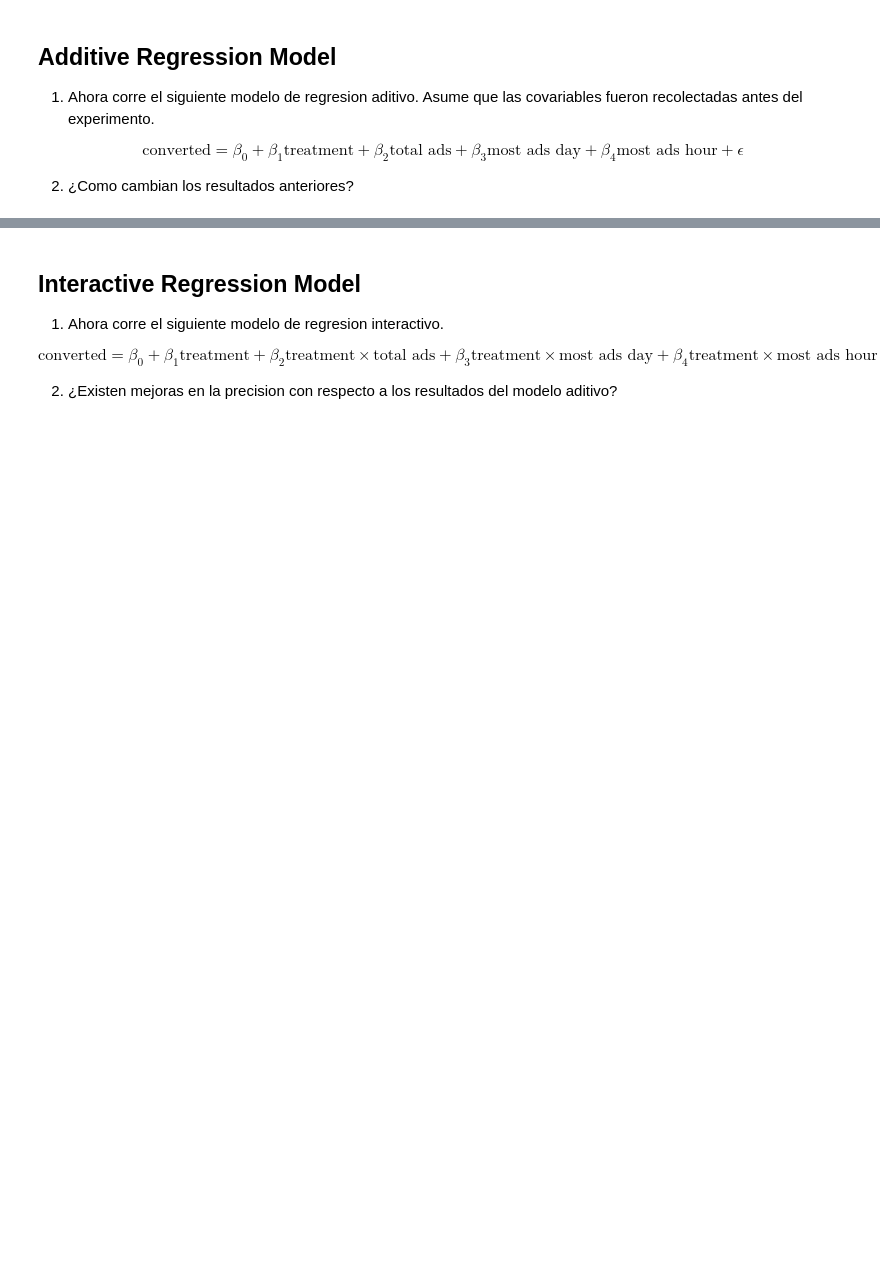
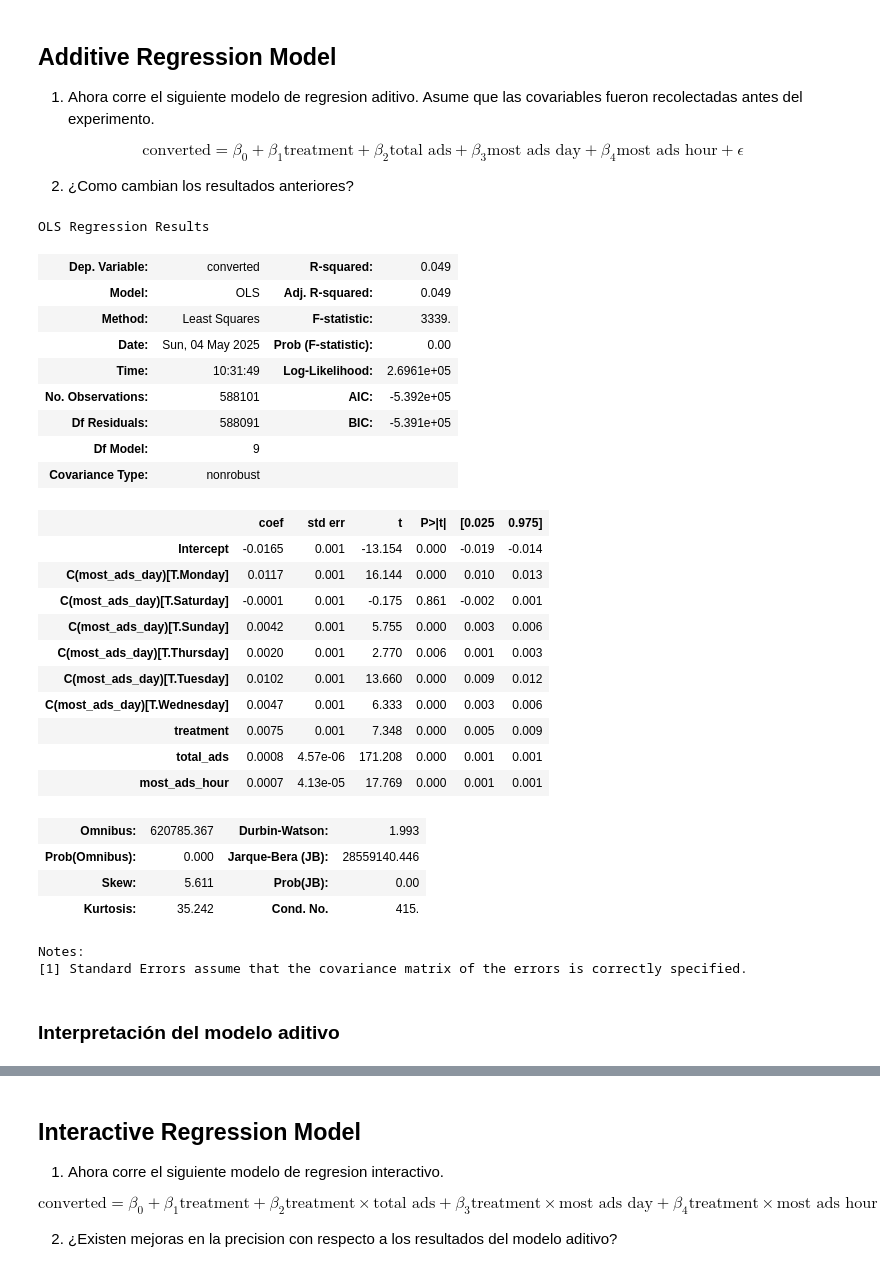
Before and after one commit to WSmithDR/A-B-testing-project, a Jupyter notebook: Regression_AB_Test.ipynb, the cells around one changed output, grey strips where cells are left out. Cells and saved outputs as stored; diff of their text form; code cells hidden in the pictures; blank space fills up the shorter version.

```diff
--- a/Regression_AB_Test.ipynb
+++ b/Regression_AB_Test.ipynb
@@ -60,3 +119,37 @@ $$
 $$
 
 2. ¿Como cambian los resultados anteriores?
+# %%
+model2 = smf.ols('converted ~ treatment + total_ads + C(most_ads_day) + most_ads_hour', data=df).fit()
+# %%
+display(model2.summary())
+# %% [output]
+OLS Regression Results
+| Dep. Variable: | converted | R-squared: | 0.049 |
+| Model: | OLS | Adj. R-squared: | 0.049 |
+| Method: | Least Squares | F-statistic: | 3339. |
+| Date: | Sun, 04 May 2025 | Prob (F-statistic): | 0.00 |
+| Time: | 10:31:49 | Log-Likelihood: | 2.6961e+05 |
+| No. Observations: | 588101 | AIC: | -5.392e+05 |
+| Df Residuals: | 588091 | BIC: | -5.391e+05 |
+| Df Model: | 9 |  |  |
+| Covariance Type: | nonrobust |  |  |
+|  | coef | std err | t | P>|t| | [0.025 | 0.975] |
+| Intercept | -0.0165 | 0.001 | -13.154 | 0.000 | -0.019 | -0.014 |
+| C(most_ads_day)[T.Monday] | 0.0117 | 0.001 | 16.144 | 0.000 | 0.010 | 0.013 |
+| C(most_ads_day)[T.Saturday] | -0.0001 | 0.001 | -0.175 | 0.861 | -0.002 | 0.001 |
+| C(most_ads_day)[T.Sunday] | 0.0042 | 0.001 | 5.755 | 0.000 | 0.003 | 0.006 |
+| C(most_ads_day)[T.Thursday] | 0.0020 | 0.001 | 2.770 | 0.006 | 0.001 | 0.003 |
+| C(most_ads_day)[T.Tuesday] | 0.0102 | 0.001 | 13.660 | 0.000 | 0.009 | 0.012 |
+| C(most_ads_day)[T.Wednesday] | 0.0047 | 0.001 | 6.333 | 0.000 | 0.003 | 0.006 |
+| treatment | 0.0075 | 0.001 | 7.348 | 0.000 | 0.005 | 0.009 |
+| total_ads | 0.0008 | 4.57e-06 | 171.208 | 0.000 | 0.001 | 0.001 |
+| most_ads_hour | 0.0007 | 4.13e-05 | 17.769 | 0.000 | 0.001 | 0.001 |
+| Omnibus: | 620785.367 | Durbin-Watson: | 1.993 |
+| Prob(Omnibus): | 0.000 | Jarque-Bera (JB): | 28559140.446 |
+| Skew: | 5.611 | Prob(JB): | 0.00 |
+| Kurtosis: | 35.242 | Cond. No. | 415. |
+Notes:
+[1] Standard Errors assume that the covariance matrix of the errors is correctly specified.
+# %% [markdown]
+### Interpretación del modelo aditivo
```
Also changed, not shown: parts of 18 cells of this notebook, 33 other files.
